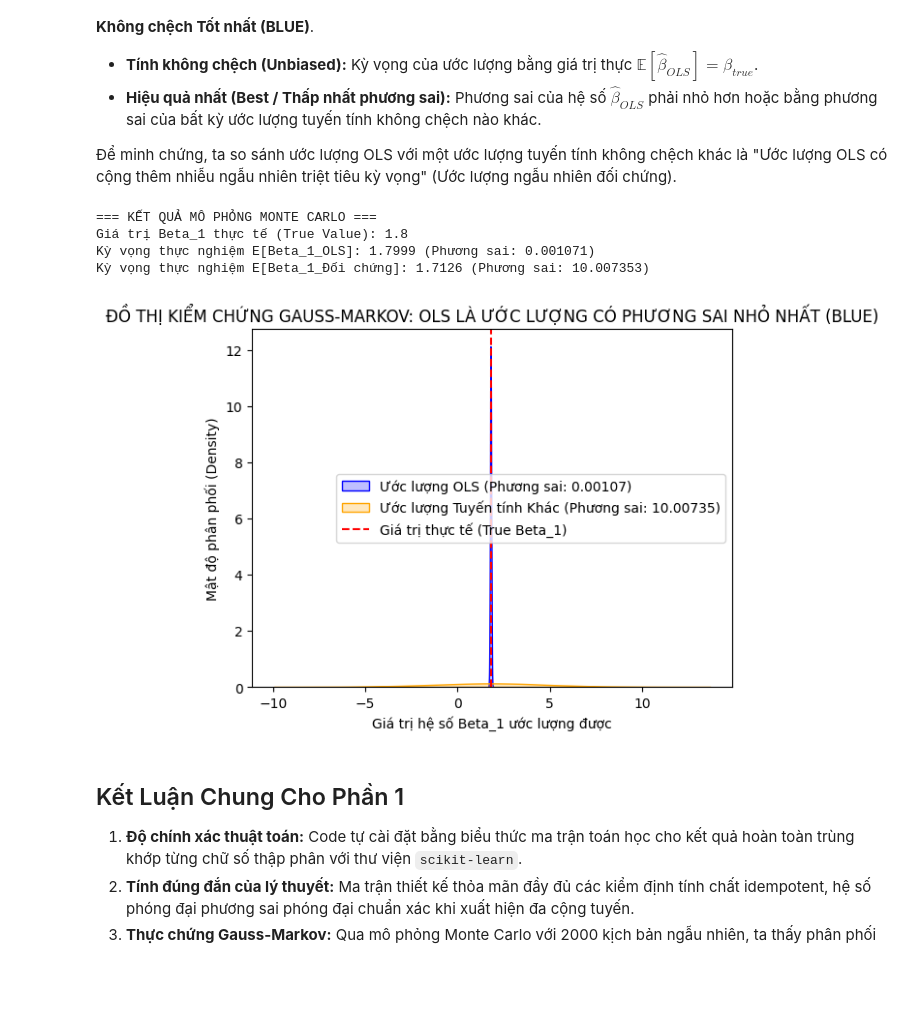
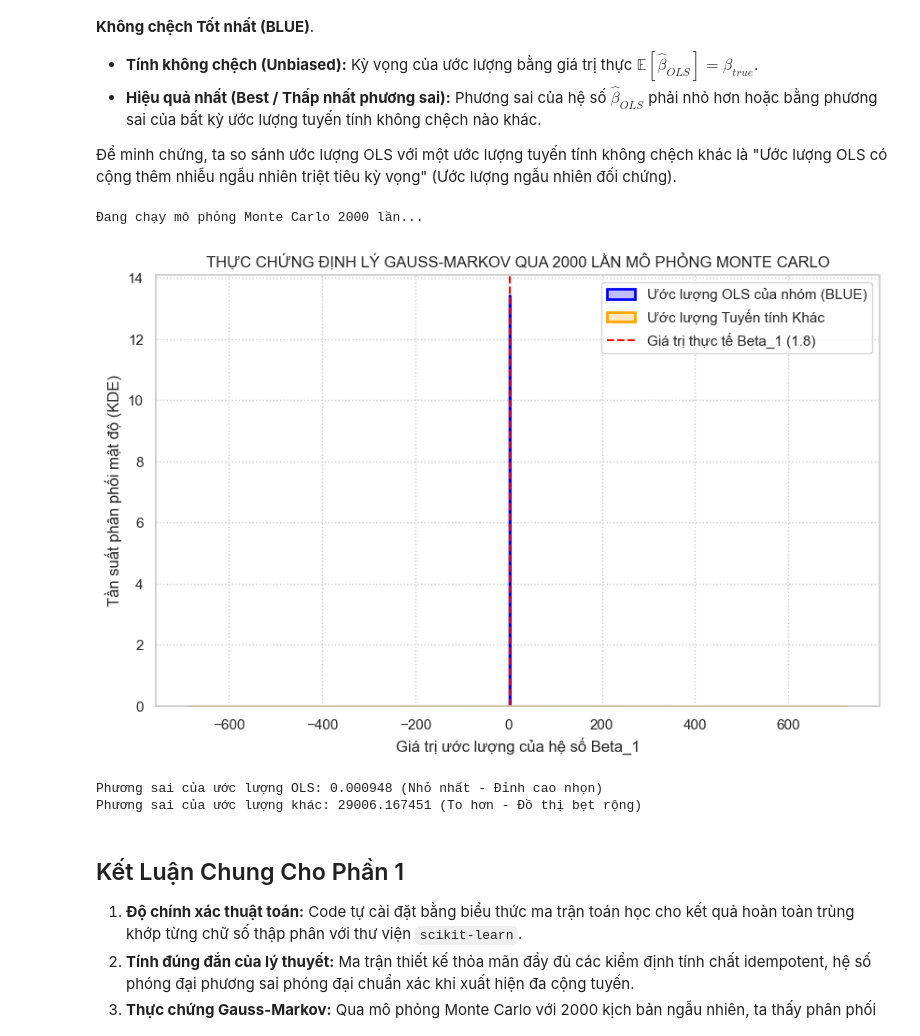
Before and after one commit to Hidebray/Data-fitting--OLS, a Jupyter notebook: part1_notebook.ipynb, the cells around one changed output. Drawn from its saved outputs; the diff is of its cells as text; code cells hidden in the pictures; blank space fills up the shorter version.

```diff
--- a/part1_notebook.ipynb
+++ b/part1_notebook.ipynb
@@ -309,58 +254,50 @@ print("4. Đồ thị Outliers: Không xuất hiện điểm nào có phần dư
 
 Để minh chứng, ta so sánh ước lượng OLS với một ước lượng tuyến tính không chệch khác là "Ước lượng OLS có cộng thêm nhiễu ngẫu nhiên triệt tiêu kỳ vọng" (Ước lượng ngẫu nhiên đối chứng).
 # %%
-n_iterations = 2000
+n_simulations = 2000
 beta_1_samples_ols = []
-beta_1_samples_alt = [] # Ước lượng đối chứng
+beta_1_samples_alternative = []  # Ước lượng đối chứng tuyến tính khác bị cộng thêm nhiễu phá bĩnh
 
-# Định hình sẵn ma trận trọng số gốc của OLS: kích thước (4, 200)
-W_ols = np.linalg.inv(X_sim.T @ X_sim) @ X_sim.T
+X_fixed_with_int = _add_intercept(X_sim)
 
-for _ in range(n_iterations):
-    # Mỗi vòng lặp, tạo mới một thành phần nhiễu ngẫu nhiên cho y
-    eps = np.random.normal(0, sigma_true, size=n_samples)
-    y_iter = X_sim @ beta_true + eps
+print("Đang chạy mô phỏng Monte Carlo 2000 lần...")
+for _ in range(n_simulations):
+    # Mỗi vòng lặp sinh ra một thành phần nhiễu ngẫu nhiên mới hoàn toàn
+    noise_iter = np.random.normal(loc=0, scale=0.5, size=(n_samples, 1))
+    y_iter = X_fixed_with_int @ beta_true.reshape(-1, 1) + noise_iter
 
-    # 1. Ước lượng bằng phương pháp OLS truyền thống
-    b_ols = W_ols @ y_iter
-    beta_1_samples_ols.append(b_ols[1]) # Theo dõi hệ số Beta_1
+    # 1. Ước lượng OLS chuẩn xác bằng hàm của TV1
+    b_ols, _ = ols_fit(X_sim, y_iter)
+    beta_1_samples_ols.append(b_ols[1, 0])
 
-    # 2. Tạo ước lượng đối chứng (Cộng nhiễu vào TOÀN BỘ ma trận trọng số)
-    # Tạo ma trận nhiễu có cùng kích thước (4, 200) với W_ols
-    noise_matrix = np.random.normal(0, 0.02, size=W_ols.shape)
-    W_alt = W_ols + noise_matrix
+    # 2. Tạo ra ước lượng tuyến tính đối chứng (Cố tình cộng thêm nhiễu vào ma trận trọng số ma trận nghịch đảo)
+    # Nhằm chứng minh phương sai của nó sẽ to và bẹt hơn OLS chuẩn
+    XTX = X_fixed_with_int.T @ X_fixed_with_int
+    bad_weights = np.linalg.inv(XTX) + np.random.normal(0, 0.02, size=XTX.shape)
+    b_alt = bad_weights @ X_fixed_with_int.T @ y_iter
+    beta_1_samples_alternative.append(b_alt[1, 0])
 
-    b_alt = W_alt @ y_iter
-    beta_1_samples_alt.append(b_alt[1])
+# Vẽ đồ thị phân phối tần suất KDE so sánh hai phương pháp
+plt.figure(figsize=(10, 6))
+sns.kdeplot(beta_1_samples_ols, color='blue', fill=True, label='Ước lượng OLS của nhóm (BLUE)', lw=2)
+sns.kdeplot(beta_1_samples_alternative, color='orange', fill=True, label='Ước lượng Tuyến tính Khác', lw=2)
+plt.axvline(x=beta_true[1], color='red', linestyle='--', label=f'Giá trị thực tế Beta_1 ({beta_true[1]})')
 
-# Tính toán các chỉ số thống kê thực nghiệm từ quá trình mô phỏng
-mean_ols = np.mean(beta_1_samples_ols)
-var_ols = np.var(beta_1_samples_ols)
+plt.title('THỰC CHỨNG ĐỊNH LÝ GAUSS-MARKOV QUA 2000 LẦN MÔ PHỎNG MONTE CARLO')
+plt.xlabel('Giá trị ước lượng của hệ số Beta_1')
+plt.ylabel('Tần suất phân phối mật độ (KDE)')
+plt.legend()
+plt.grid(True, linestyle=':')
+plt.show()
 
-mean_alt = np.mean(beta_1_samples_alt)
-var_alt = np.var(beta_1_samples_alt)
-
-print("=== KẾT QUẢ MÔ PHỎNG MONTE CARLO ===")
-print(f"Giá trị Beta_1 thực tế (True Value): {beta_true[1]}")
-print(f"Kỳ vọng thực nghiệm E[Beta_1_OLS]: {mean_ols:.4f} (Phương sai: {var_ols:.6f})")
-print(f"Kỳ vọng thực nghiệm E[Beta_1_Đối chứng]: {mean_alt:.4f} (Phương sai: {var_alt:.6f})\n")
-
-# Vẽ đồ thị phân phối để trực quan hóa tính chất BLUE
-plt.figure()
-sns.kdeplot(beta_1_samples_ols, fill=True, color="blue", label=f"Ước lượng OLS (Phương sai: {var_ols:.5f})")
-sns.kdeplot(beta_1_samples_alt, fill=True, color="orange", label=f"Ước lượng Tuyến tính Khác (Phương sai: {var_alt:.5f})")
-plt.axvline(beta_true[1], color="red", linestyle="--", label="Giá trị thực tế (True Beta_1)")
-plt.title("ĐỒ THỊ KIỂM CHỨNG GAUSS-MARKOV: OLS LÀ ƯỚC LƯỢNG CÓ PHƯƠNG SAI NHỎ NHẤT (BLUE)")
-plt.xlabel("Giá trị hệ số Beta_1 ước lượng được")
-plt.ylabel("Mật độ phân phối (Density)")
-plt.legend()
-plt.show()
+# In kết quả thống kê chứng minh thực nghiệm phương sai nhỏ nhất
+print(f"Phương sai của ước lượng OLS: {np.var(beta_1_samples_ols):.6f} (Nhỏ nhất - Đỉnh cao nhọn)")
+print(f"Phương sai của ước lượng khác: {np.var(beta_1_samples_alternative):.6f} (To hơn - Đồ thị bẹt rộng)")
 # %% [output]
-=== KẾT QUẢ MÔ PHỎNG MONTE CARLO ===
-Giá trị Beta_1 thực tế (True Value): 1.8
-Kỳ vọng thực nghiệm E[Beta_1_OLS]: 1.7999 (Phương sai: 0.001071)
-Kỳ vọng thực nghiệm E[Beta_1_Đối chứng]: 1.7126 (Phương sai: 10.007353)
+Đang chạy mô phỏng Monte Carlo 2000 lần...
-[figure, old version]
+[figure, new version]
+Phương sai của ước lượng OLS: 0.000948 (Nhỏ nhất - Đỉnh cao nhọn)
+Phương sai của ước lượng khác: 29006.167451 (To hơn - Đồ thị bẹt rộng)
 # %% [markdown]
 ## Kết Luận Chung Cho Phần 1
 1. **Độ chính xác thuật toán:** Code tự cài đặt bằng biểu thức ma trận toán học cho kết quả hoàn toàn trùng khớp từng chữ số thập phân với thư viện `scikit-learn`.
```
Also changed, not shown: parts of 6 cells of this notebook.
